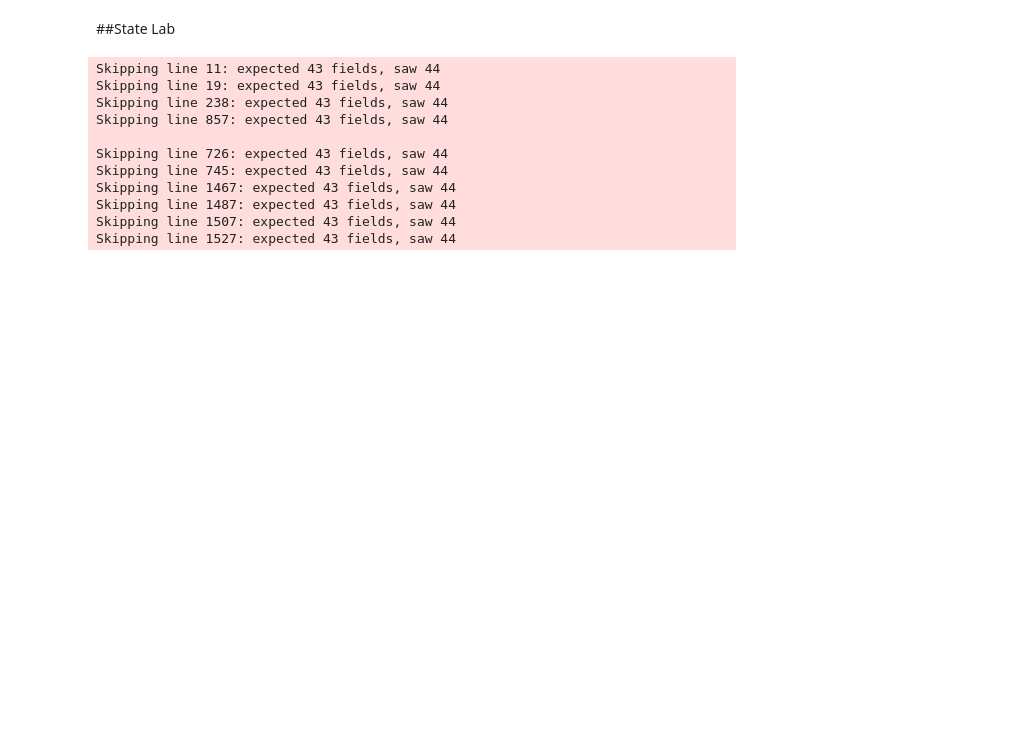
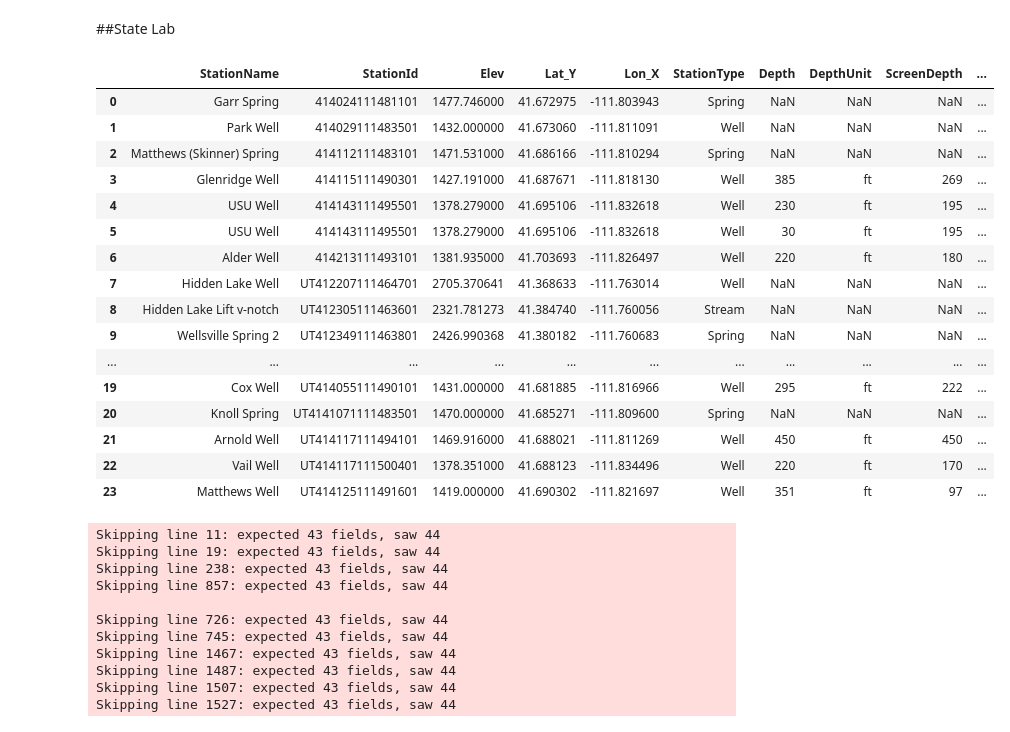
Before and after one commit to inkenbrandt/UMAR, a Jupyter notebook: UMAR_Chem_Compile.ipynb, the cells around one changed output. Saved outputs shown, nothing was run; the diff lists cells and outputs as text; code cells hidden in the pictures; blank space fills up the shorter version.

```diff
--- a/UMAR_Chem_Compile.ipynb
+++ b/UMAR_Chem_Compile.ipynb
@@ -567,6 +604,6 @@ UGSStack["Param"] = UGSStack['Param'].apply(lambda x: 'Phosphate' if x=='Phospha
 ##State Lab
 # %%
 SLSampMatch = pd.read_excel(fielddata,"StateLabMatch")
-SLStations = pd.read_excel(fielddata,"Stations")
-SLStat = pd.merge(SLSampMatch, SLStations, on='StationId', how='left')
+SLStat = pd.read_excel(fielddata,"Stations")
+#SLStat = pd.merge(SLSampMatch, SLStations, on='StationId', how='outer')
 #SLStat.reset_index(inplace=True)
@@ -573,3 +612,23 @@ SLStat = pd.merge(SLSampMatch, SLStations, on='StationId', how='left')
+# %%
+SLStat
+# %% [output]
+|  | StationName | StationId | Elev | Lat_Y | Lon_X | StationType | Depth | DepthUnit | ScreenDepth | ... |
+| 0 | Garr Spring | 414024111481101 | 1477.746000 | 41.672975 | -111.803943 | Spring | NaN | NaN | NaN | ... |
+| 1 | Park Well | 414029111483501 | 1432.000000 | 41.673060 | -111.811091 | Well | NaN | NaN | NaN | ... |
+| 2 | Matthews (Skinner) Spring | 414112111483101 | 1471.531000 | 41.686166 | -111.810294 | Spring | NaN | NaN | NaN | ... |
+| 3 | Glenridge Well | 414115111490301 | 1427.191000 | 41.687671 | -111.818130 | Well | 385 | ft | 269 | ... |
+| 4 | USU Well | 414143111495501 | 1378.279000 | 41.695106 | -111.832618 | Well | 230 | ft | 195 | ... |
+| 5 | USU Well | 414143111495501 | 1378.279000 | 41.695106 | -111.832618 | Well | 30 | ft | 195 | ... |
+| 6 | Alder Well | 414213111493101 | 1381.935000 | 41.703693 | -111.826497 | Well | 220 | ft | 180 | ... |
+| 7 | Hidden Lake Well | UT412207111464701 | 2705.370641 | 41.368633 | -111.763014 | Well | NaN | NaN | NaN | ... |
+| 8 | Hidden Lake Lift v-notch | UT412305111463601 | 2321.781273 | 41.384740 | -111.760056 | Stream | NaN | NaN | NaN | ... |
+| 9 | Wellsville Spring 2 | UT412349111463801 | 2426.990368 | 41.380182 | -111.760683 | Spring | NaN | NaN | NaN | ... |
+| ... | ... | ... | ... | ... | ... | ... | ... | ... | ... | ... |
+| 19 | Cox Well | UT414055111490101 | 1431.000000 | 41.681885 | -111.816966 | Well | 295 | ft | 222 | ... |
+| 20 | Knoll Spring | UT4141071111483501 | 1470.000000 | 41.685271 | -111.809600 | Spring | NaN | NaN | NaN | ... |
+| 21 | Arnold Well | UT414117111494101 | 1469.916000 | 41.688021 | -111.811269 | Well | 450 | ft | 450 | ... |
+| 22 | Vail Well | UT414117111500401 | 1378.351000 | 41.688123 | -111.834496 | Well | 220 | ft | 170 | ... |
+| 23 | Matthews Well | UT414125111491601 | 1419.000000 | 41.690302 | -111.821697 | Well | 351 | ft | 97 | ... |
 # %%
 SL0 = pd.read_table(statelabresults0, sep="\t", lineterminator="\n", error_bad_lines=False)
 SL0 = SL0[SL0['Collector']=='PI']
```
Also changed, not shown: parts of 32 cells of this notebook, 2 other files.
